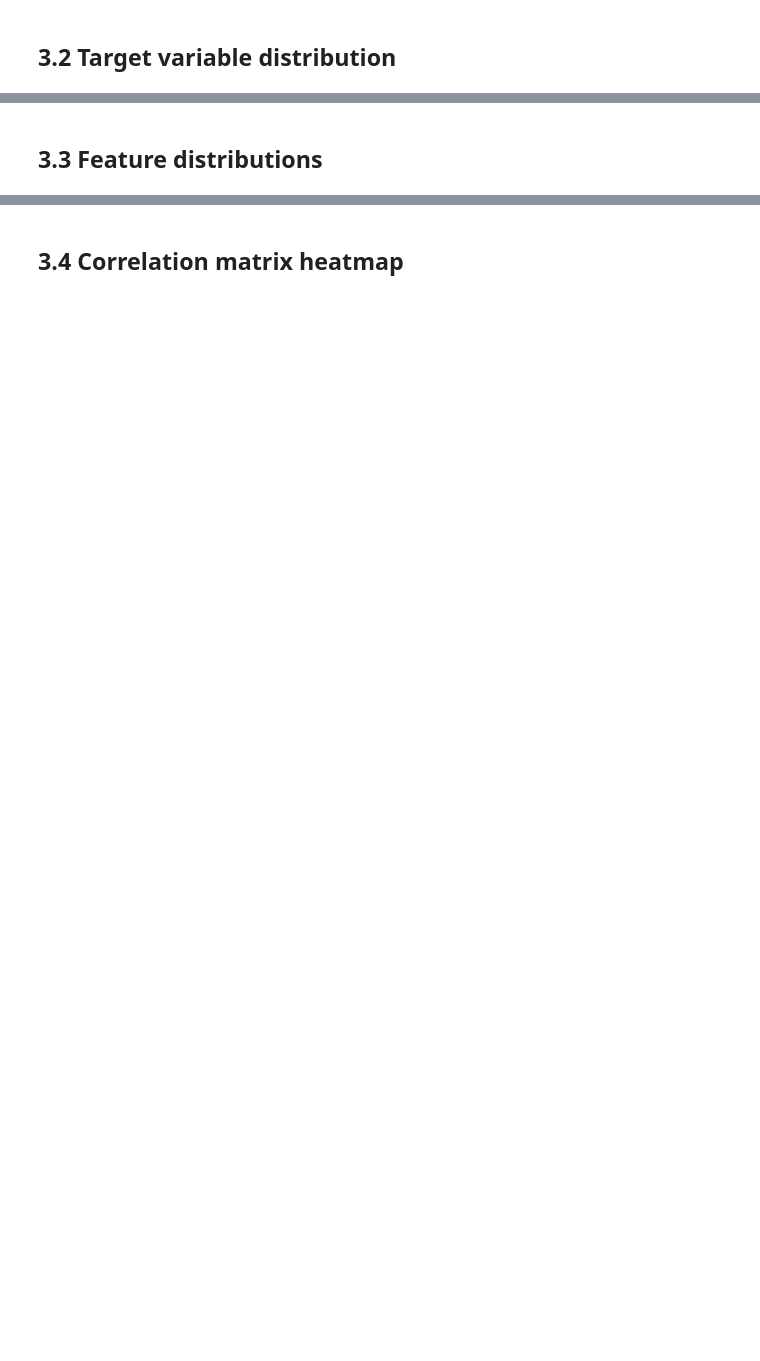
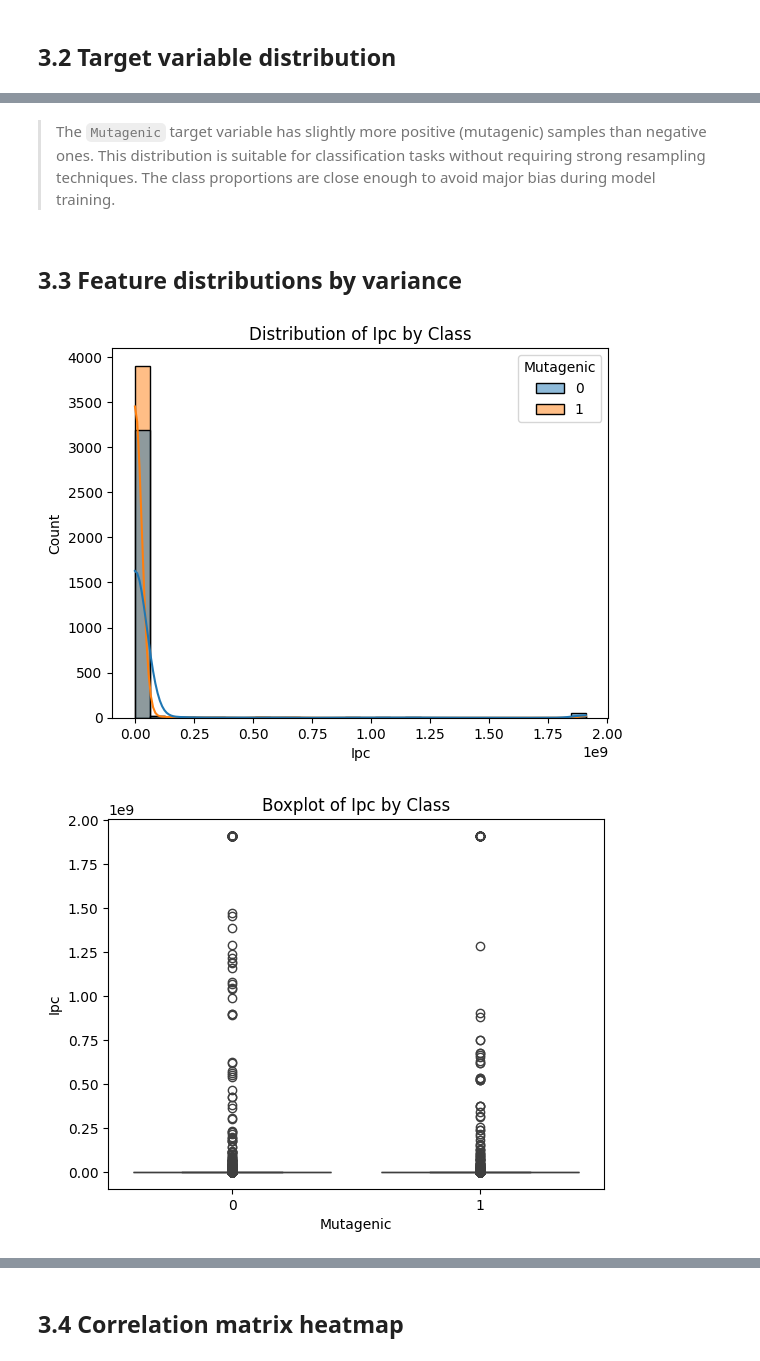
Before and after one commit to arog-bioinfo/ECDB_Project, a Jupyter notebook: trabalho_py/relatorio_grupo1_Artur.ipynb, the cells around one changed output, grey strips where cells are left out. Saved outputs shown, nothing was run; the diff lists cells and outputs as text; code cells hidden in the pictures; blank space fills up the shorter version.

```diff
--- a/trabalho_py/relatorio_grupo1_Artur.ipynb
+++ b/trabalho_py/relatorio_grupo1_Artur.ipynb
@@ -365,12 +344,20 @@ plt.show()
+# %% [markdown]
+> The `Mutagenic` target variable has slightly more positive (mutagenic) samples than negative ones. This distribution is suitable for classification tasks without requiring strong resampling techniques. The class proportions are close enough to avoid major bias during model training.
 # %% [markdown]
-## 3.3 Feature distributions
+## 3.3 Feature distributions by variance
 # %%
-# Select top 4 features with highest variance
-variances = df.var().drop('Mutagenic')
+variances = df.drop(columns='Mutagenic').var()
 top_features = variances.sort_values(ascending=False).head(4).index
 
-# Plot histograms with class overlay
-for feature in top_features:
-    sns.histplot(data=df, x=feature, hue='Mutagenic', kde=True)
-    plt.title(f"Distribution of {feature} by Class")
+# Visual inspection of key features
+for feat in top_features:
+    sns.histplot(data=df, x=feat, hue='Mutagenic', kde=True, bins=30)
+    plt.title(f"Distribution of {feat} by Class")
     plt.show()
+
+    sns.boxplot(x='Mutagenic', y=feat, data=df)
+    plt.title(f"Boxplot of {feat} by Class")
+    plt.show()
+# %% [output]
+[figure, added]
+[figure, added]
```
Also changed, not shown: parts of 35 cells of this notebook.
